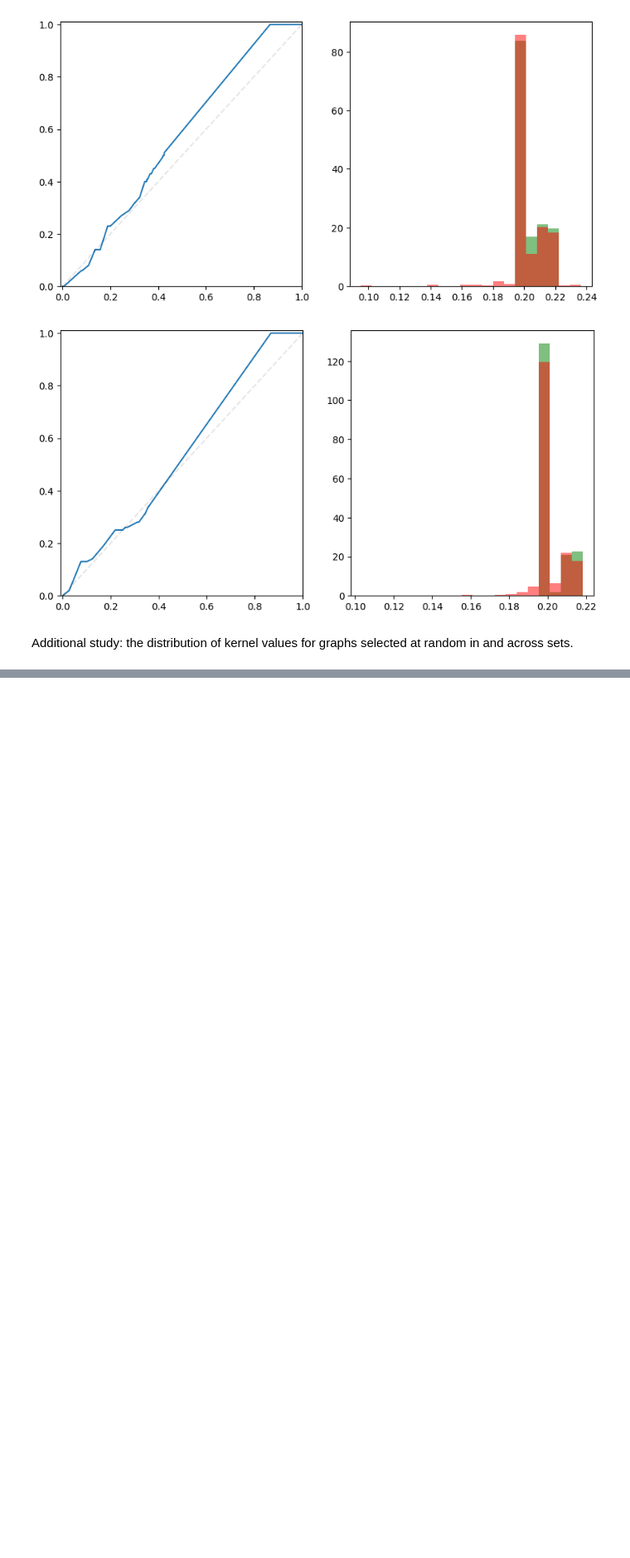
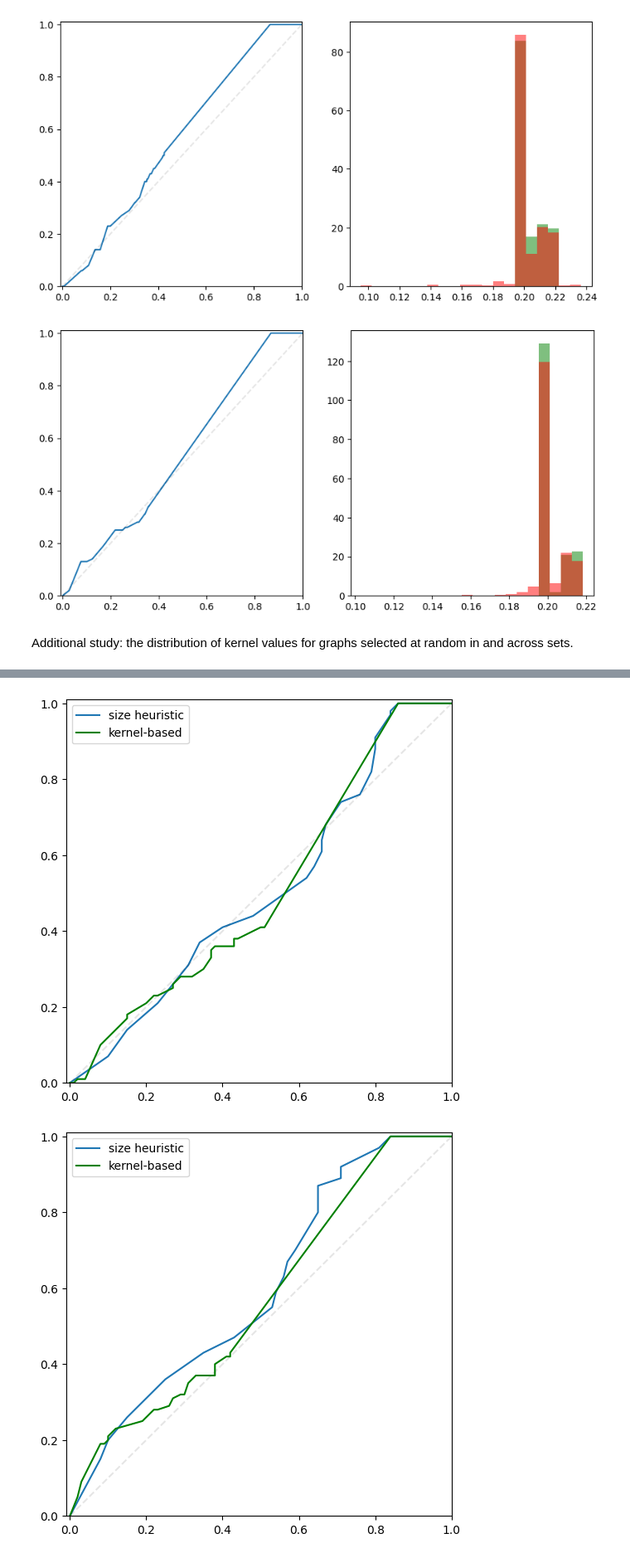
Before and after one commit to fhoussiau/privacy-sdg-toolbox-dev, a Jupyter notebook: examples/paper-tu/16. Several runs of digress (different training sets).ipynb, the cells around one changed output, grey strips where cells are left out. Shown at 83% size. Cells and saved outputs as stored; diff of their text form; code cells hidden in the pictures; blank space fills up the shorter version.

```diff
--- a/examples/paper-tu/16. Several runs of digress (different training sets).ipynb
+++ b/examples/paper-tu/16. Several runs of digress (different training sets).ipynb
@@ -219,0 +283,32 @@ for i in range(1, 10):
+# %%
+for i in range(1, 10):
+    synth = synthetic_graphs[i]
+    train = training_graphs[i]
+    test = testing_graphs
+    # Compute the scores.
+    wc = collections.defaultdict(int)
+    for g in synth:
+        wc[len(g.nodes)] += 1
+    score = lambda g: wc[len(g.nodes)]
+    score_train = [score(g) for g in train]
+    score_test = [score(g) for g in test]
+    scores = np.concatenate((score_train, score_test))
+    labels = np.array([1]*len(train) + [0]*len(test))
+    plt.figure(figsize=(6,6))
+    fpr, tpr, _ = roc_curve(labels, scores)
+    plt.plot(fpr, tpr, label='size heuristic')
+    plt.plot([0,1], [0,1], 'k--', alpha=.1)
+    plt.xlim([-0.01, 1])
+    plt.ylim([0, 1.01])
+    kernel = WeisfeilerLehman(n_iter=4, base_graph_kernel=VertexHistogram, normalize=True)
+    kernel.fit(_grak(synth))
+    score_train = kernel.transform(_grak(train)).max(axis=1)
+    score_test = kernel.transform(_grak(test)).max(axis=1)
+    scores = np.concatenate((score_train, score_test))
+    # ROC curve for these scores.
+    fpr, tpr, _ = roc_curve(labels, scores)
+    plt.plot(fpr, tpr, 'g', label='kernel-based')
+    plt.legend()
+# %% [output]
+[figure, added]
+[figure, added]
```
Also changed, not shown: parts of 15 cells of this notebook, 1 other file.
